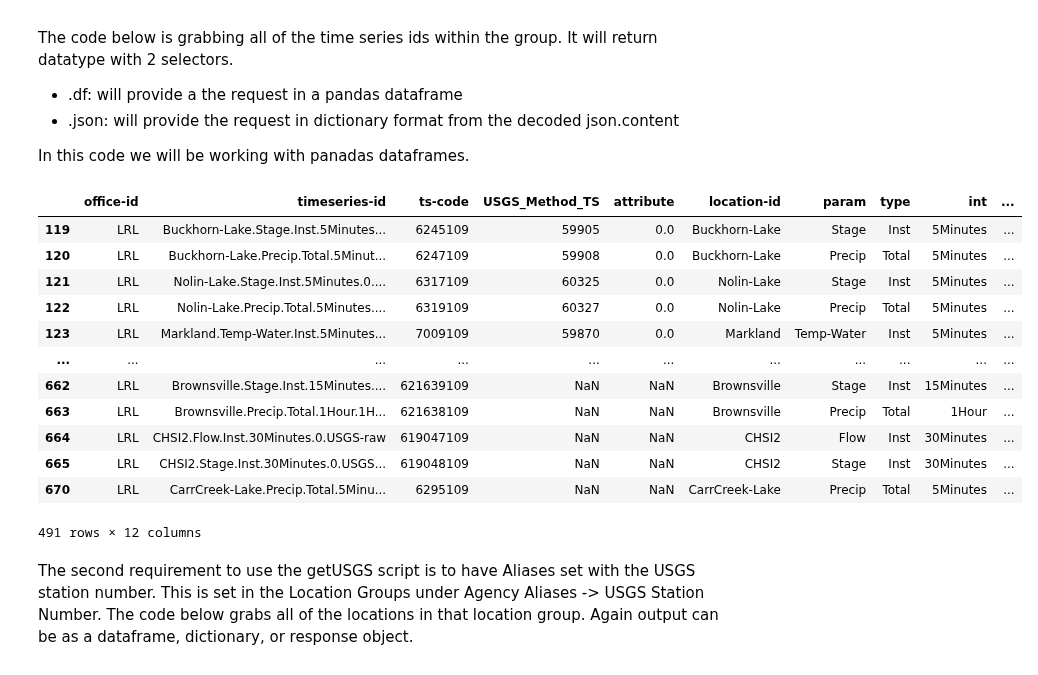
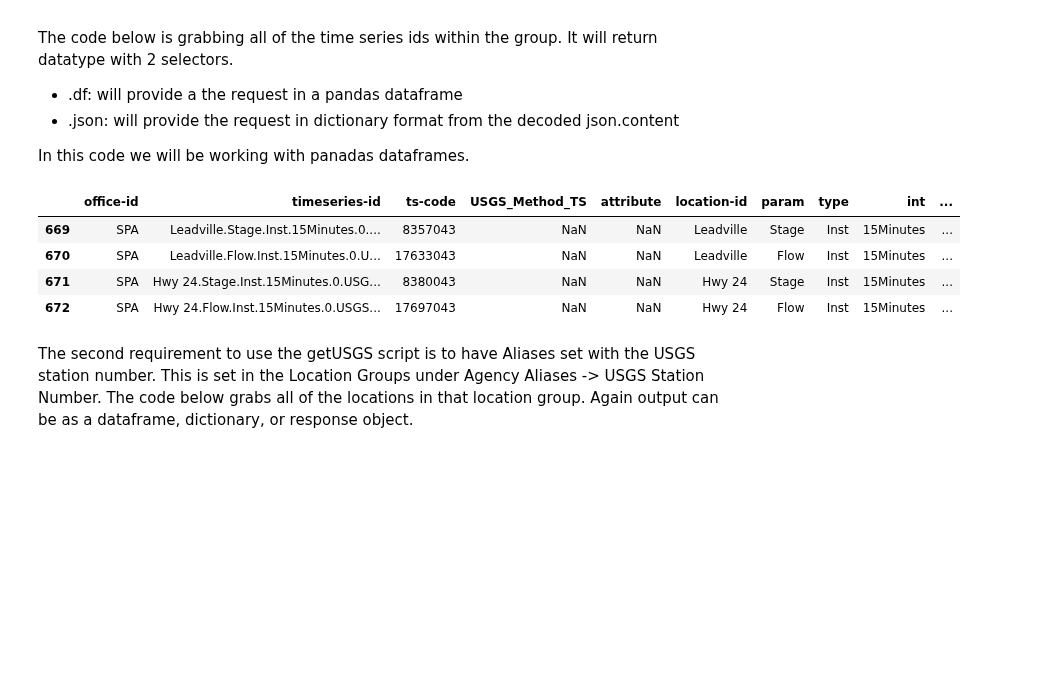
Before and after one commit to HydrologicEngineeringCenter/CWMS-data-acquisition-python, a Jupyter notebook: src/getUSGS/getUSGS_CDA.ipynb, the cells around one changed output. Drawn from its saved outputs; the diff is of its cells as text; code cells hidden in the pictures; blank space fills up the shorter version.

```diff
--- a/src/getUSGS/getUSGS_CDA.ipynb
+++ b/src/getUSGS/getUSGS_CDA.ipynb
@@ -63,32 +63,24 @@ if 'attribute' not in df.columns: df['attribute'] = np.nan
 df = df.rename(columns = {'alias-id': 'USGS_Method_TS'})
 # %%
 #grab subset from a specific office
-df = df[df['office-id']=='LRL']
+df = df[df['office-id']=='SPA']
 
 # grab a specific location
 
 #df = df[df['location-id']=='TMMT']
 
 # grab a subset of timeseries
 
 #timeseries = ['BowlingGreenIN.Stage.Inst.15Minutes.0.USGS-raw',
 #              'BowlingGreenIN.Flow.Inst.15Minutes.0.USGS-raw']
 #df = df[df['timeseries-id'].isin(timeseries)]
 df
 # %% [output]
 |  | office-id | timeseries-id | ts-code | USGS_Method_TS | attribute | location-id | param | type | int | ... |
-| 119 | LRL | Buckhorn-Lake.Stage.Inst.5Minutes... | 6245109 | 59905 | 0.0 | Buckhorn-Lake | Stage | Inst | 5Minutes | ... |
-| 120 | LRL | Buckhorn-Lake.Precip.Total.5Minut... | 6247109 | 59908 | 0.0 | Buckhorn-Lake | Precip | Total | 5Minutes | ... |
-| 121 | LRL | Nolin-Lake.Stage.Inst.5Minutes.0.... | 6317109 | 60325 | 0.0 | Nolin-Lake | Stage | Inst | 5Minutes | ... |
-| 122 | LRL | Nolin-Lake.Precip.Total.5Minutes.... | 6319109 | 60327 | 0.0 | Nolin-Lake | Precip | Total | 5Minutes | ... |
-| 123 | LRL | Markland.Temp-Water.Inst.5Minutes... | 7009109 | 59870 | 0.0 | Markland | Temp-Water | Inst | 5Minutes | ... |
-| ... | ... | ... | ... | ... | ... | ... | ... | ... | ... | ... |
-| 662 | LRL | Brownsville.Stage.Inst.15Minutes.... | 621639109 | NaN | NaN | Brownsville | Stage | Inst | 15Minutes | ... |
-| 663 | LRL | Brownsville.Precip.Total.1Hour.1H... | 621638109 | NaN | NaN | Brownsville | Precip | Total | 1Hour | ... |
-| 664 | LRL | CHSI2.Flow.Inst.30Minutes.0.USGS-raw | 619047109 | NaN | NaN | CHSI2 | Flow | Inst | 30Minutes | ... |
-| 665 | LRL | CHSI2.Stage.Inst.30Minutes.0.USGS... | 619048109 | NaN | NaN | CHSI2 | Stage | Inst | 30Minutes | ... |
-| 670 | LRL | CarrCreek-Lake.Precip.Total.5Minu... | 6295109 | NaN | NaN | CarrCreek-Lake | Precip | Total | 5Minutes | ... |
+| 669 | SPA | Leadville.Stage.Inst.15Minutes.0.... | 8357043 | NaN | NaN | Leadville | Stage | Inst | 15Minutes | ... |
+| 670 | SPA | Leadville.Flow.Inst.15Minutes.0.U... | 17633043 | NaN | NaN | Leadville | Flow | Inst | 15Minutes | ... |
+| 671 | SPA | Hwy 24.Stage.Inst.15Minutes.0.USG... | 8380043 | NaN | NaN | Hwy 24 | Stage | Inst | 15Minutes | ... |
+| 672 | SPA | Hwy 24.Flow.Inst.15Minutes.0.USGS... | 17697043 | NaN | NaN | Hwy 24 | Flow | Inst | 15Minutes | ... |
-491 rows × 12 columns
 # %% [markdown]
 The second requirement to use the getUSGS script is to have Aliases set with the USGS station number.  This is set in the Location Groups under Agency Aliases -> USGS Station Number.  The code below grabs all of the locations in that location group.  Again output can be as a dataframe, dictionary, or response object.
 
```
Also changed, not shown: parts of 5 cells of this notebook, 1 other file.
